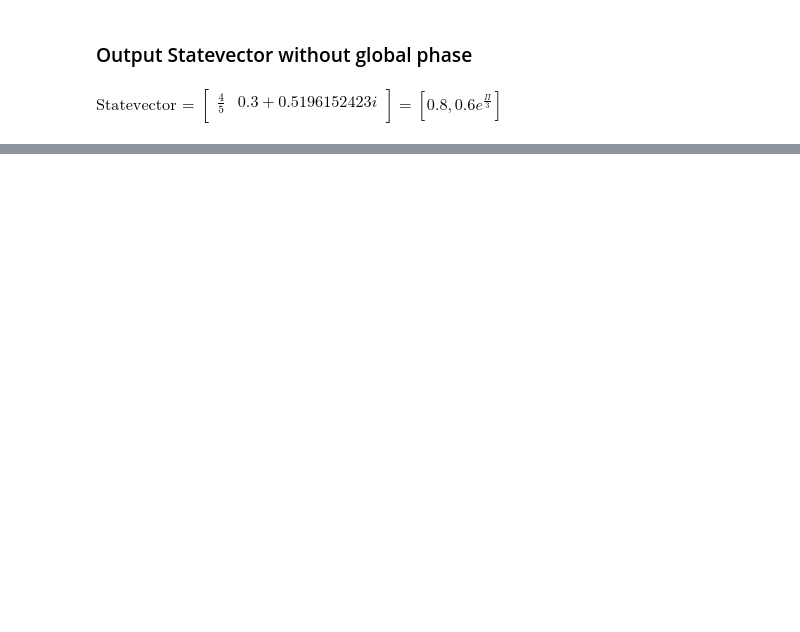
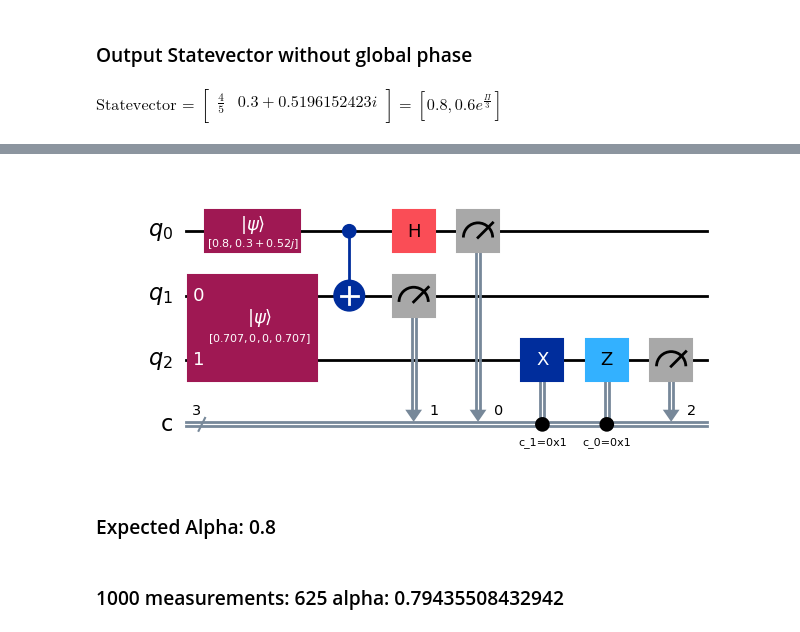
Before and after one commit to Fede802/QuantumComputing-Labs, a Jupyter notebook: lab2/Exercise2.ipynb, the cells around one changed output, grey strips where cells are left out. Cells and saved outputs as stored; diff of their text form; code cells hidden in the pictures; blank space fills up the shorter version.

```diff
--- a/lab2/Exercise2.ipynb
+++ b/lab2/Exercise2.ipynb
@@ -26,13 +26,16 @@ def make_qc1():
     qc.rz(5*np.pi/6,0)
     return qc
 
-def simulate_measure(qc, n_measure):
+def simulate_measure(qc, n_measure, labels=['0'], show = False):
     idealSim=AerSimulator()
     result=idealSim.run(qc, shots=n_measure).result()
 
     try:
-        plot_histogram(result.get_counts())
-        return result.get_counts()['0']
+        show and display(plot_histogram(result.get_counts()))
+        res = 0
+        for label in labels:
+            res += result.get_counts()[label]
+        return res
     except:
         return 0
 # %%
@@ -151,0 +161,26 @@ display(Markdown("### 1000 measurements: " +str(simulate_measure(qc_y, 1000)) +
+# %%
+qc_z = QuantumCircuit(3,3)
+
+amplitude_0 = 0.8
+amplitude_1 = 0.6
+phase = np.pi/3
+qc_z.initialize([amplitude_0, amplitude_1 * np.exp(1j * phase)], 0)
+
+state_00 = Statevector.from_label("00")
+state_11 = Statevector.from_label("11")
+bell_state = (state_00 + state_11) / np.sqrt(2)
+qc_z.initialize(bell_state, [1, 2])
+
+qc_z.cx(0,1)
+qc_z.h(0)
+qc_z.measure([0, 1], [0, 1])
+qc_z.x(2).c_if(1, 1)
+qc_z.z(2).c_if(0, 1)
+qc_z.measure(2, 2)
+display(qc_z.draw(output='mpl'))
+display(Markdown("### Expected Alpha: " +str(0.8)))
+display(Markdown("### 1000 measurements: " +str(simulate_measure(qc_z, 1000, ["000", "001", "010", "011"])) + " alpha: " +str(np.sqrt(simulate_measure(qc_z, 1000, ["000", "001", "010", "011"])/1000))))
+# %% [output]
+[figure, added]
+### Expected Alpha: 0.8
+### 1000 measurements: 625 alpha: 0.79435508432942
```
Also changed, not shown: parts of 7 cells of this notebook, 2 other files.
